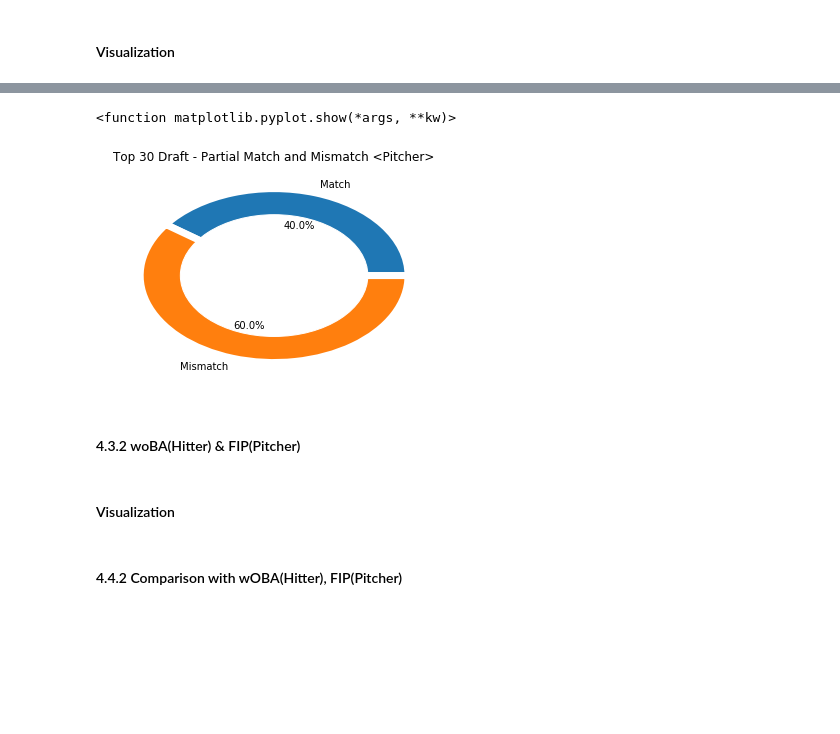
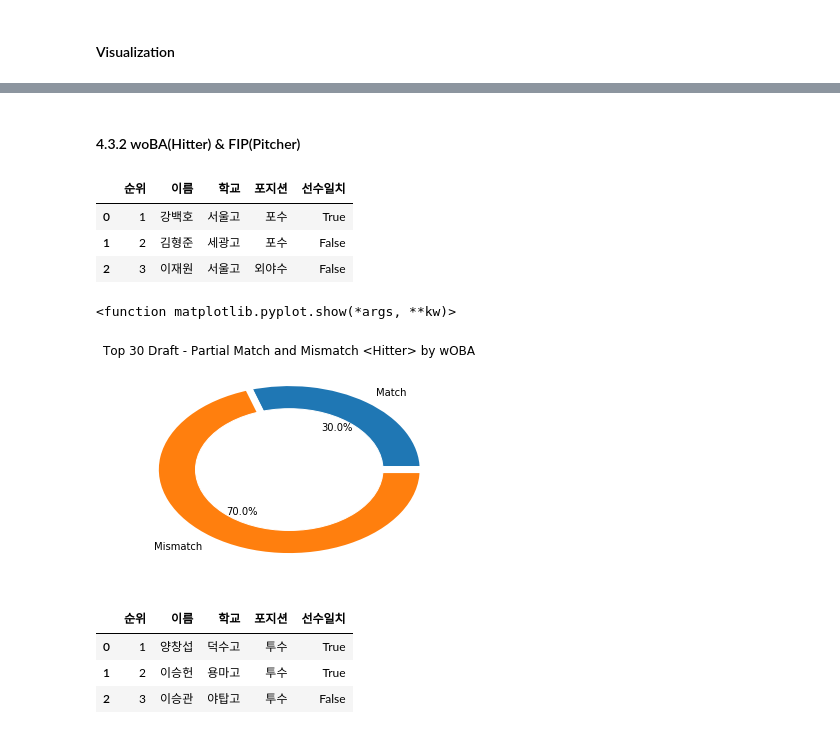
Before and after one commit to hakkoma/KBO_Mock_Draft_Simulator, a Jupyter notebook: mock_draft.ipynb, the cells around one changed output, grey strips where cells are left out. Drawn from its saved outputs; the diff is of its cells as text; code cells hidden in the pictures; blank space fills up the shorter version.

```diff
--- a/mock_draft.ipynb
+++ b/mock_draft.ipynb
@@ -453,30 +477,54 @@ pyplt.show
-# %%
-#count data pitcher
-partial_count = pd.value_counts(df_pc['선수일치'])
-partial_true = partial_count["True"]
-partial_false = partial_count["False"]
-
-#pie graph
-names = "Match", "Mismatch"
-size_partial = [partial_true,partial_false]
-
-#import library
-import matplotlib.pyplot as pyplt
-
-pyplt.pie(size_partial, labels = names, autopct='%.1f%%',wedgeprops = { 'linewidth' : 7, 'edgecolor' : 'white' } )
-pyplt.title("Top 30 Draft - Partial Match and Mismatch <Pitcher>")
-
-circle = pyplt.Circle ( (0,0), 0.7, color = "white")
-p = pyplt.gcf()
-p.gca().add_artist(circle)
-
-pyplt.show
-# %% [output]
-<function matplotlib.pyplot.show(*args, **kw)>
-[figure, removed]
 # %% [markdown]
 #### 4.3.2 woBA(Hitter) & FIP(Pitcher)
-# %% [markdown]
-#### Visualization
-# %% [markdown]
-#### 4.4.2 Comparison with wOBA(Hitter), FIP(Pitcher)
+# %%
+#rerank hitter order by wOBA
+woba_ht = hitter.sort_values(by='wOBA',ascending=False)
+woba_ht['순위'] = woba_ht['wOBA'].rank(ascending=False)
+woba_ht['순위'] = woba_ht['순위'].astype(int)
+
+#match player's name
+df_ht['선수일치'] = df_ht['이름'].isin(woba_ht['이름'].head(30)).astype(str)
+df_ht.head(3)
+# %% [output]
+|  | 순위 | 이름 | 학교 | 포지션 | 선수일치 |
+| 0 | 1 | 강백호 | 서울고 | 포수 | True |
+| 1 | 2 | 김형준 | 세광고 | 포수 | False |
+| 2 | 3 | 이재원 | 서울고 | 외야수 | False |
+# %%
+#count data hitter based on wOBA
+partial_count = pd.value_counts(df_ht['선수일치'])
+partial_true = partial_count["True"]
+partial_false = partial_count["False"]
+
+#pie graph
+names = "Match", "Mismatch"
+size_partial = [partial_true,partial_false]
+
+#import library
+import matplotlib.pyplot as plt
+
+plt.pie(size_partial, labels = names, autopct='%.1f%%',wedgeprops = { 'linewidth' : 7, 'edgecolor' : 'white' } )
+plt.title("Top 30 Draft - Partial Match and Mismatch <Hitter> by wOBA")
+
+circle = plt.Circle ( (0,0), 0.7, color = "white")
+p = plt.gcf()
+p.gca().add_artist(circle)
+
+plt.show
+# %% [output]
+<function matplotlib.pyplot.show(*args, **kw)>
+[figure, added]
+# %%
+#rerank pitcher order by wOBA
+fip_pc = pitcher.sort_values(by='FIP',ascending=True)
+fip_pc['순위'] = fip_pc['FIP'].rank(ascending=False)
+fip_pc['순위'] = fip_pc['순위'].astype(int)
+
+#match player's name
+df_pc['선수일치'] = df_pc['이름'].isin(fip_pc['이름'].head(30)).astype(str)
+df_pc.head(3)
+# %% [output]
+|  | 순위 | 이름 | 학교 | 포지션 | 선수일치 |
+| 0 | 1 | 양창섭 | 덕수고 | 투수 | True |
+| 1 | 2 | 이승헌 | 용마고 | 투수 | True |
+| 2 | 3 | 이승관 | 야탑고 | 투수 | False |
```
Also changed, not shown: parts of 3 cells of this notebook.
